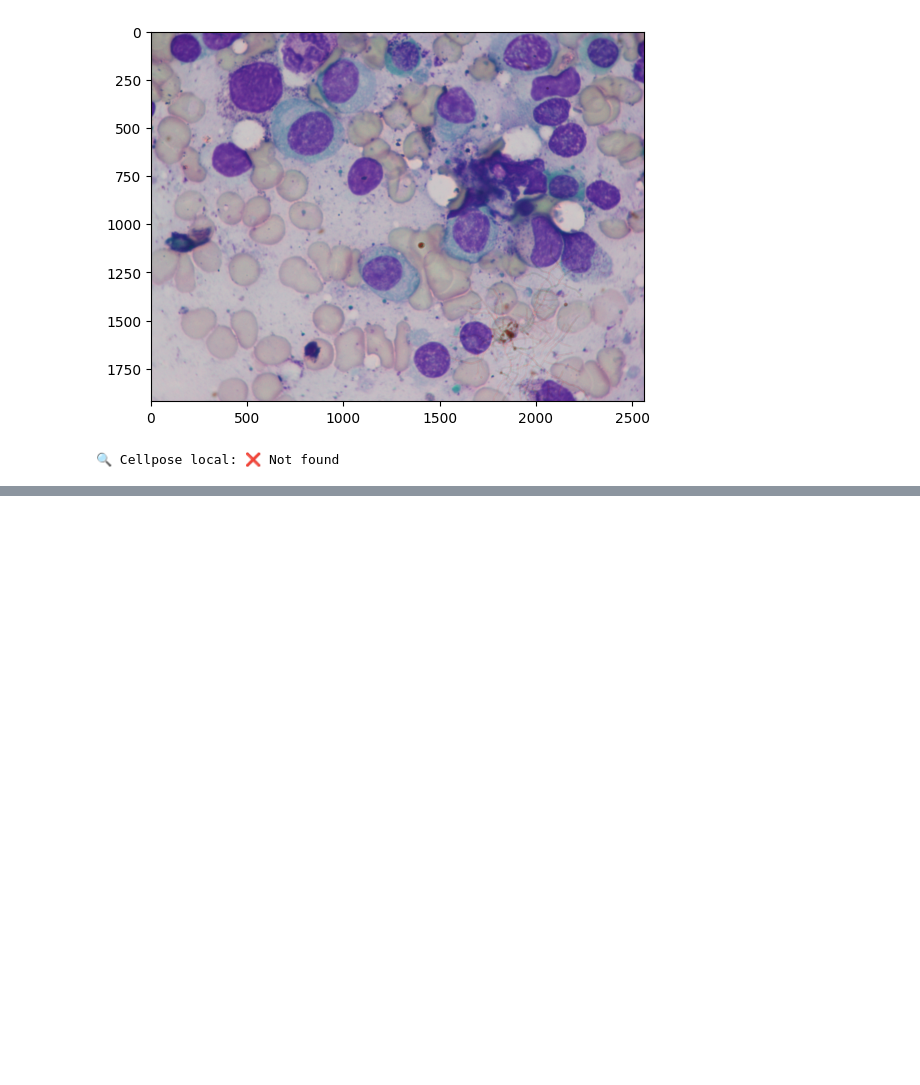
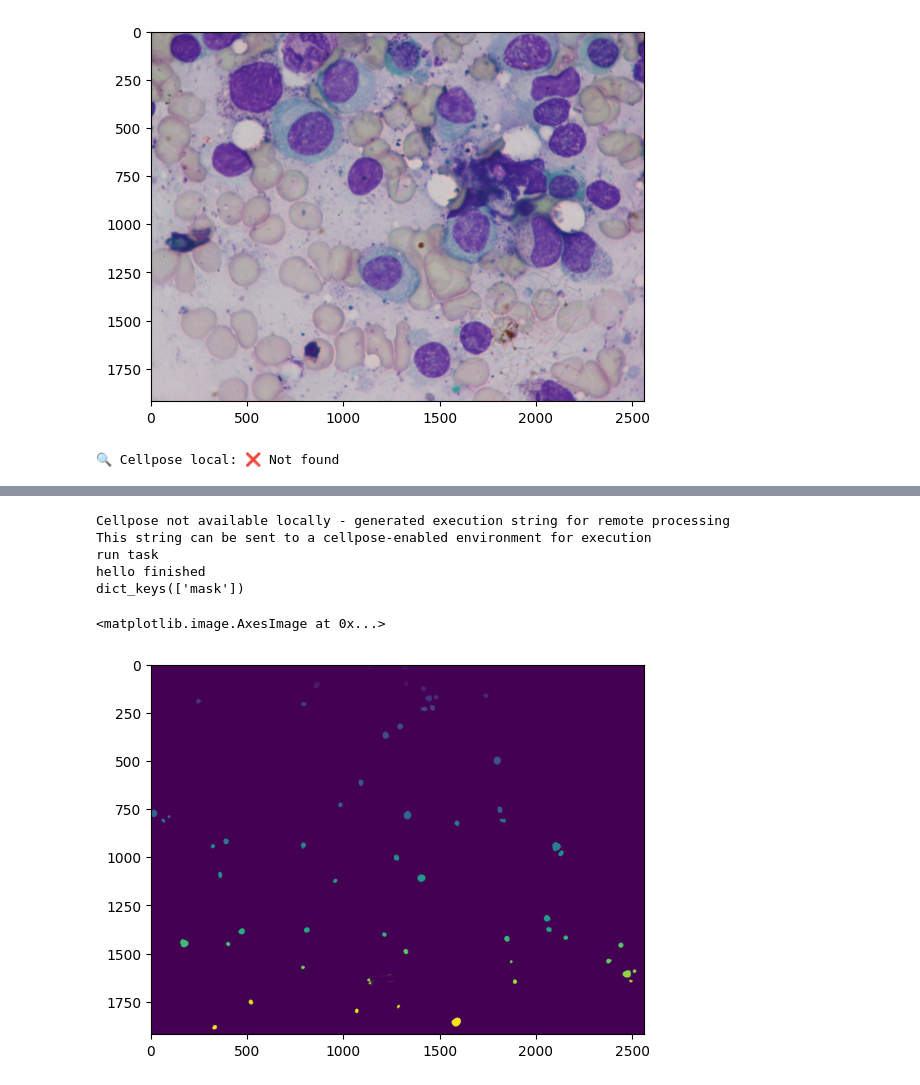
Before and after one commit to True-North-Intelligent-Algorithms/notebooks-and-napari-widgets-for-dl, a Jupyter notebook: docs/2025_updates_and_advances/15_appose_run_all.ipynb, the cells around one changed output, grey strips where cells are left out. Saved outputs shown, nothing was run; the diff lists cells and outputs as text; code cells hidden in the pictures; blank space fills up the shorter version.

```diff
--- a/docs/2025_updates_and_advances/15_appose_run_all.ipynb
+++ b/docs/2025_updates_and_advances/15_appose_run_all.ipynb
@@ -56,9 +59,13 @@ AttributeError: 'NoneType' object has no attribute 'ndarray'
 # %%
-execution_string = segmenter.get_execution_string(image)
+import appose
 
-env = appose.base(environment_path).build()
-ndarr_img = appose.NDArray(dtype=str(image.dtype), shape=image.shape)
-ndarr_img.ndarray()[:] = image
+additional_inputs = None
+
+execution_string = segmenter.get_execution_string(img)
+
+env = appose.base(cellpose_env_path).build()
+ndarr_img = appose.NDArray(dtype=str(img.dtype), shape=img.shape)
+ndarr_img.ndarray()[:] = img
 
 # Always include image, optionally add additional inputs
 inputs = {"image": ndarr_img}
@@ -66,12 +73,25 @@ if additional_inputs is not None:
     inputs.update(additional_inputs)
 
 with env.python() as python:
+    print('run task')
     task = python.task(execution_string, inputs=inputs, queue="main")
     task.wait_for()
 
     if task.error:
         print(f"⚠️  Task error: {task.error}")
 
+    print('hello finished')
     print(task.outputs.keys())
 
     result = task.outputs.get("mask", None)
+# %% [output]
+Cellpose not available locally - generated execution string for remote processing
+This string can be sent to a cellpose-enabled environment for execution
+run task
+hello finished
+dict_keys(['mask'])
+# %%
+plt.imshow(result.ndarray())
+# %% [output]
+<matplotlib.image.AxesImage at 0x...>
+[figure, added]
```
Also changed, not shown: parts of 4 cells of this notebook, 4 other files.
